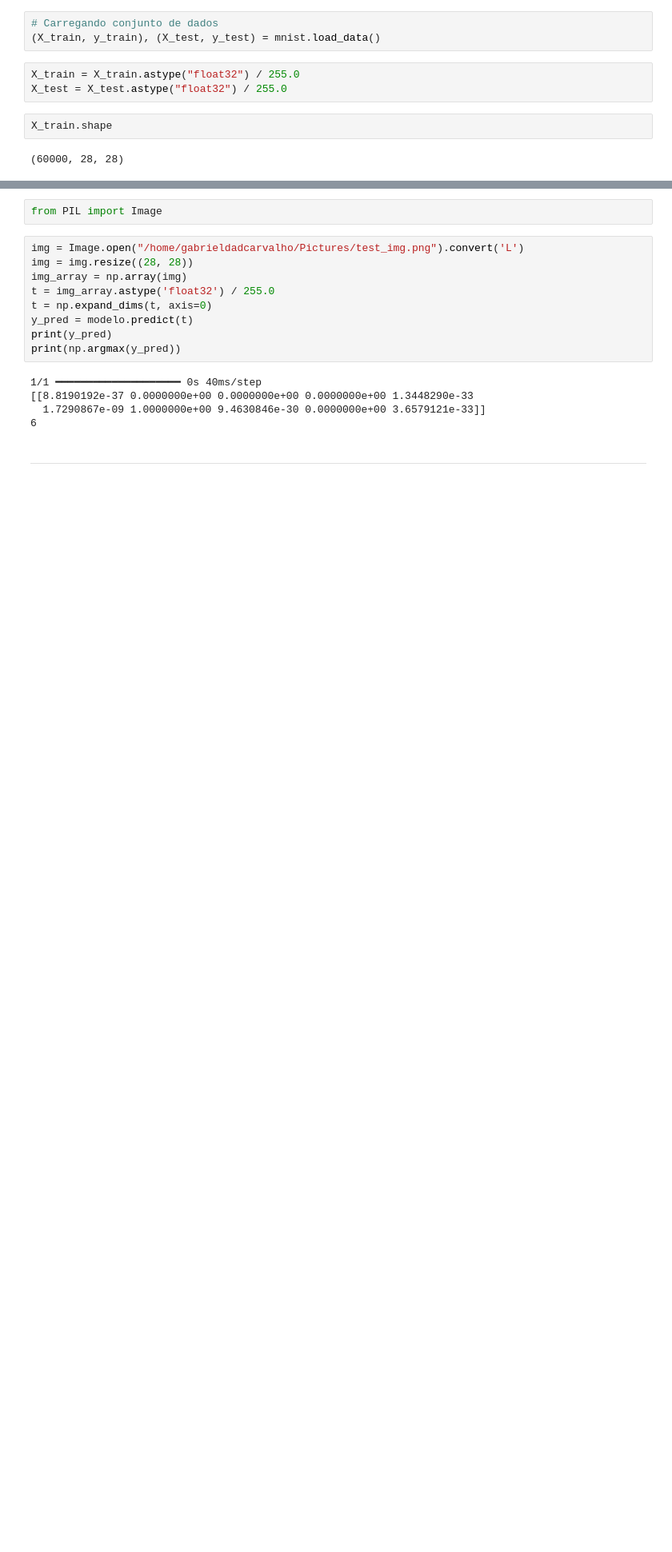
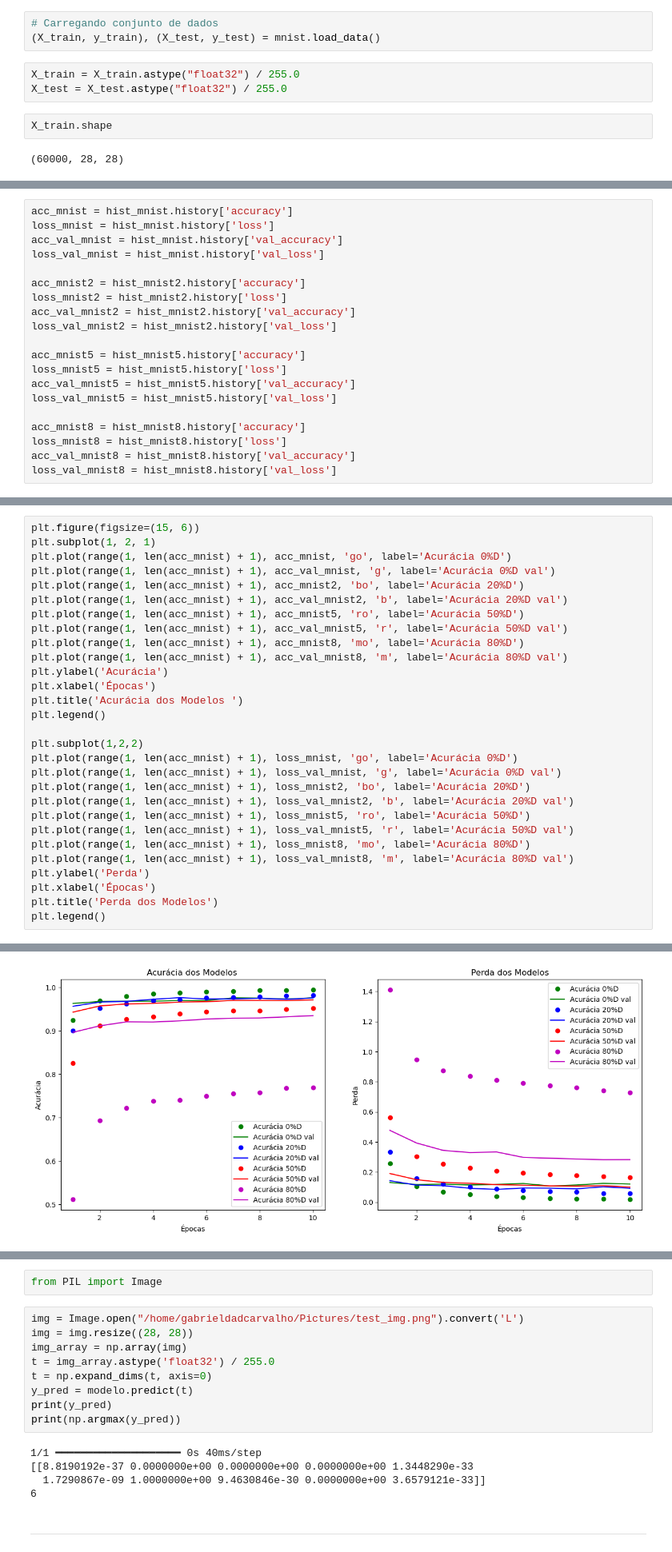
Before and after one commit to gabrieldadcarvalho/neural_network, a Jupyter notebook: listas/05/at5.ipynb, the cells around one changed output, grey strips where cells are left out. Shown at 80% size. Drawn from its saved outputs; the diff is of its cells as text; blank space fills up the shorter version.

Commit message:
modelos mnist

```diff
--- a/listas/05/at5.ipynb
+++ b/listas/05/at5.ipynb
@@ -281,0 +390,20 @@ WARNING:absl:You are saving your model as an HDF5 file via `model.save()` or `ke
+# %%
+acc_mnist = hist_mnist.history['accuracy']
+loss_mnist = hist_mnist.history['loss']
+acc_val_mnist = hist_mnist.history['val_accuracy']
+loss_val_mnist = hist_mnist.history['val_loss']
+
+acc_mnist2 = hist_mnist2.history['accuracy']
+loss_mnist2 = hist_mnist2.history['loss']
+acc_val_mnist2 = hist_mnist2.history['val_accuracy']
+loss_val_mnist2 = hist_mnist2.history['val_loss']
+
+acc_mnist5 = hist_mnist5.history['accuracy']
+loss_mnist5 = hist_mnist5.history['loss']
+acc_val_mnist5 = hist_mnist5.history['val_accuracy']
+loss_val_mnist5 = hist_mnist5.history['val_loss']
+
+acc_mnist8 = hist_mnist8.history['accuracy']
+loss_mnist8 = hist_mnist8.history['loss']
+acc_val_mnist8 = hist_mnist8.history['val_accuracy']
+loss_val_mnist8 = hist_mnist8.history['val_loss']
@@ -281,0 +414,30 @@ WARNING:absl:You are saving your model as an HDF5 file via `model.save()` or `ke
+# %%
+plt.figure(figsize=(15, 6))
+plt.subplot(1, 2, 1)
+plt.plot(range(1, len(acc_mnist) + 1), acc_mnist, 'go', label='Acurácia 0%D')
+plt.plot(range(1, len(acc_mnist) + 1), acc_val_mnist, 'g', label='Acurácia 0%D val')
+plt.plot(range(1, len(acc_mnist) + 1), acc_mnist2, 'bo', label='Acurácia 20%D')
+plt.plot(range(1, len(acc_mnist) + 1), acc_val_mnist2, 'b', label='Acurácia 20%D val')
+plt.plot(range(1, len(acc_mnist) + 1), acc_mnist5, 'ro', label='Acurácia 50%D')
+plt.plot(range(1, len(acc_mnist) + 1), acc_val_mnist5, 'r', label='Acurácia 50%D val')
+plt.plot(range(1, len(acc_mnist) + 1), acc_mnist8, 'mo', label='Acurácia 80%D')
+plt.plot(range(1, len(acc_mnist) + 1), acc_val_mnist8, 'm', label='Acurácia 80%D val')
+plt.ylabel('Acurácia')
+plt.xlabel('Épocas')
+plt.title('Acurácia dos Modelos ')
+plt.legend()
+
+plt.subplot(1,2,2)
+plt.plot(range(1, len(acc_mnist) + 1), loss_mnist, 'go', label='Acurácia 0%D')
+plt.plot(range(1, len(acc_mnist) + 1), loss_val_mnist, 'g', label='Acurácia 0%D val')
+plt.plot(range(1, len(acc_mnist) + 1), loss_mnist2, 'bo', label='Acurácia 20%D')
+plt.plot(range(1, len(acc_mnist) + 1), loss_val_mnist2, 'b', label='Acurácia 20%D val')
+plt.plot(range(1, len(acc_mnist) + 1), loss_mnist5, 'ro', label='Acurácia 50%D')
+plt.plot(range(1, len(acc_mnist) + 1), loss_val_mnist5, 'r', label='Acurácia 50%D val')
+plt.plot(range(1, len(acc_mnist) + 1), loss_mnist8, 'mo', label='Acurácia 80%D')
+plt.plot(range(1, len(acc_mnist) + 1), loss_val_mnist8, 'm', label='Acurácia 80%D val')
+plt.ylabel('Perda')
+plt.xlabel('Épocas')
+plt.title('Perda dos Modelos')
+plt.legend()
+# %% [output]
@@ -281,0 +445 @@ WARNING:absl:You are saving your model as an HDF5 file via `model.save()` or `ke
+[figure, added]
```
Also changed, not shown: parts of 19 cells of this notebook, 5 other files.
